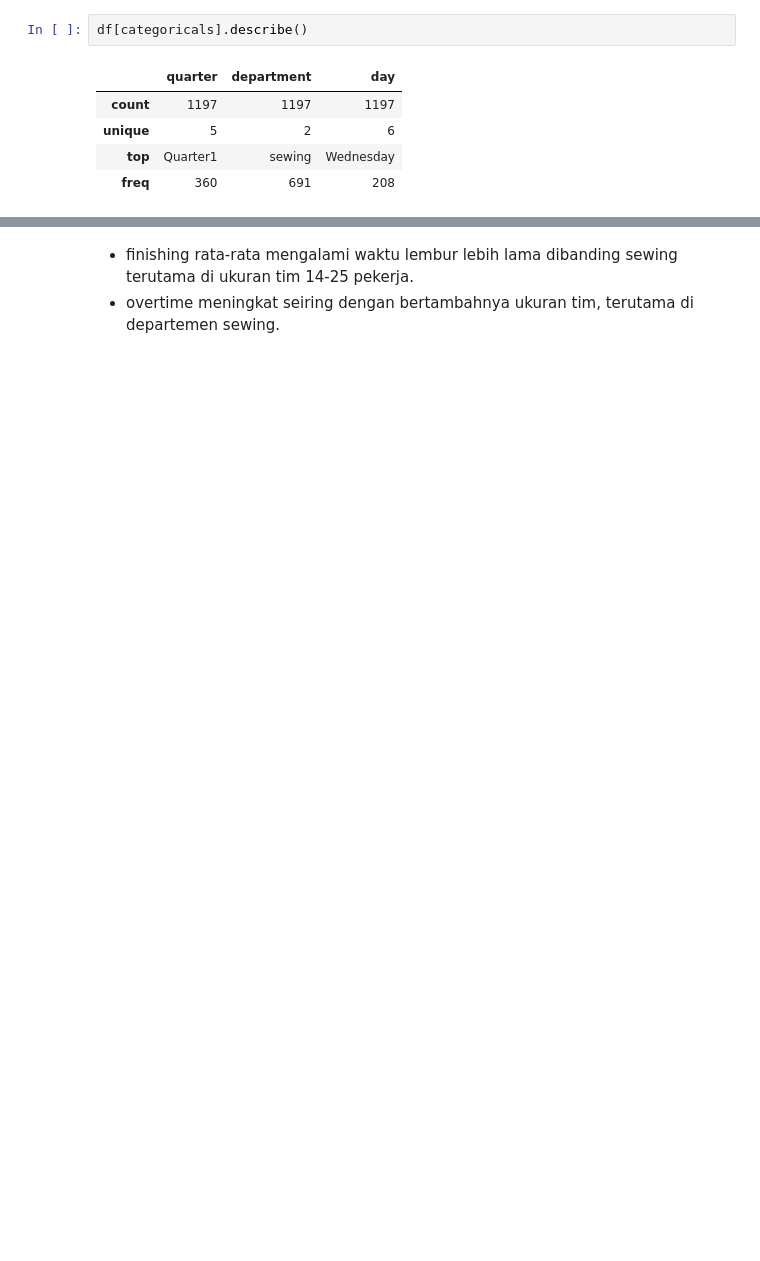
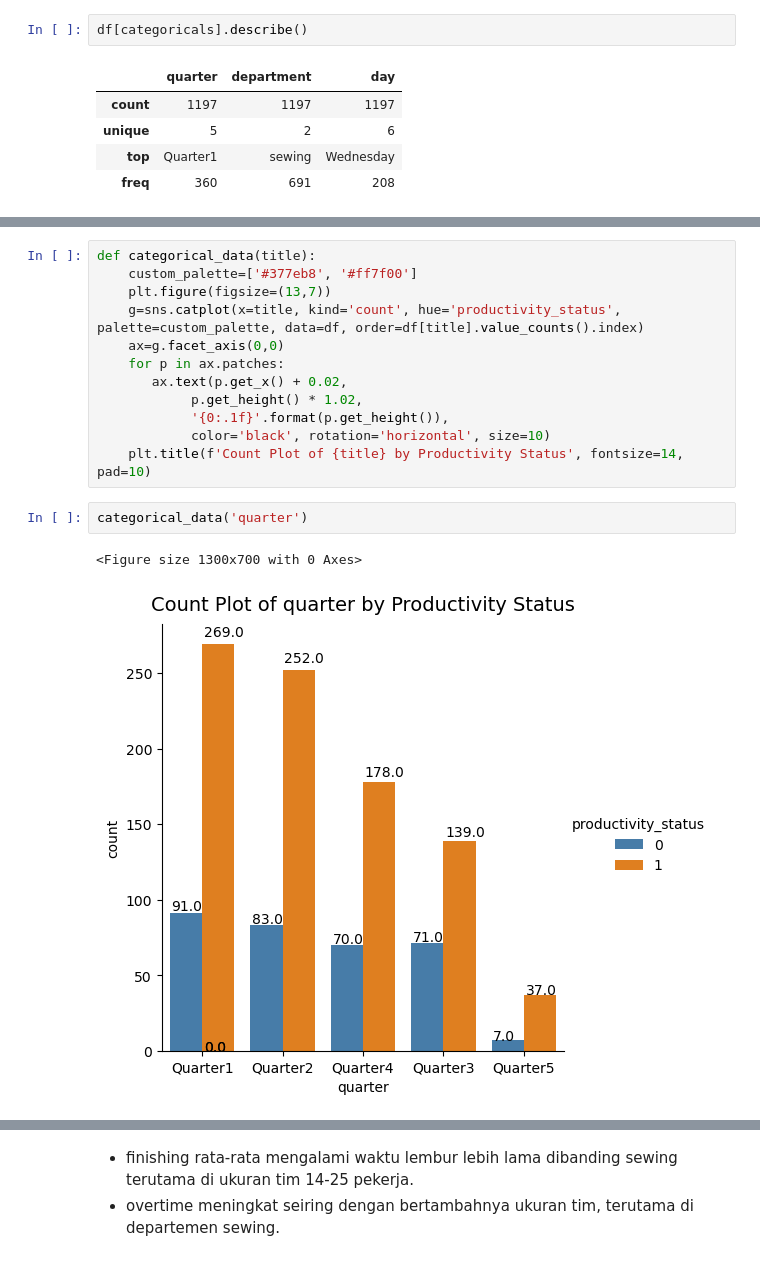
Before and after one commit to tiyasanin1/garment-productivity-analysis, a Jupyter notebook: notebook/code.ipynb, the cells around one changed output, grey strips where cells are left out. Cells and saved outputs as stored; diff of their text form; blank space fills up the shorter version.

```diff
--- a/notebook/code.ipynb
+++ b/notebook/code.ipynb
@@ -338,0 +160,17 @@ plt.show()
+# %%
+def categorical_data(title):
+    custom_palette=['#377eb8', '#ff7f00']
+    plt.figure(figsize=(13,7))
+    g=sns.catplot(x=title, kind='count', hue='productivity_status', palette=custom_palette, data=df, order=df[title].value_counts().index)
+    ax=g.facet_axis(0,0)
+    for p in ax.patches:
+       ax.text(p.get_x() + 0.02,
+            p.get_height() * 1.02,
+            '{0:.1f}'.format(p.get_height()),
+            color='black', rotation='horizontal', size=10)
+    plt.title(f'Count Plot of {title} by Productivity Status', fontsize=14, pad=10)
+# %%
+categorical_data('quarter')
+# %% [output]
+<Figure size 1300x700 with 0 Axes>
+[figure, added]
```
Also changed, not shown: parts of 125 cells of this notebook.
